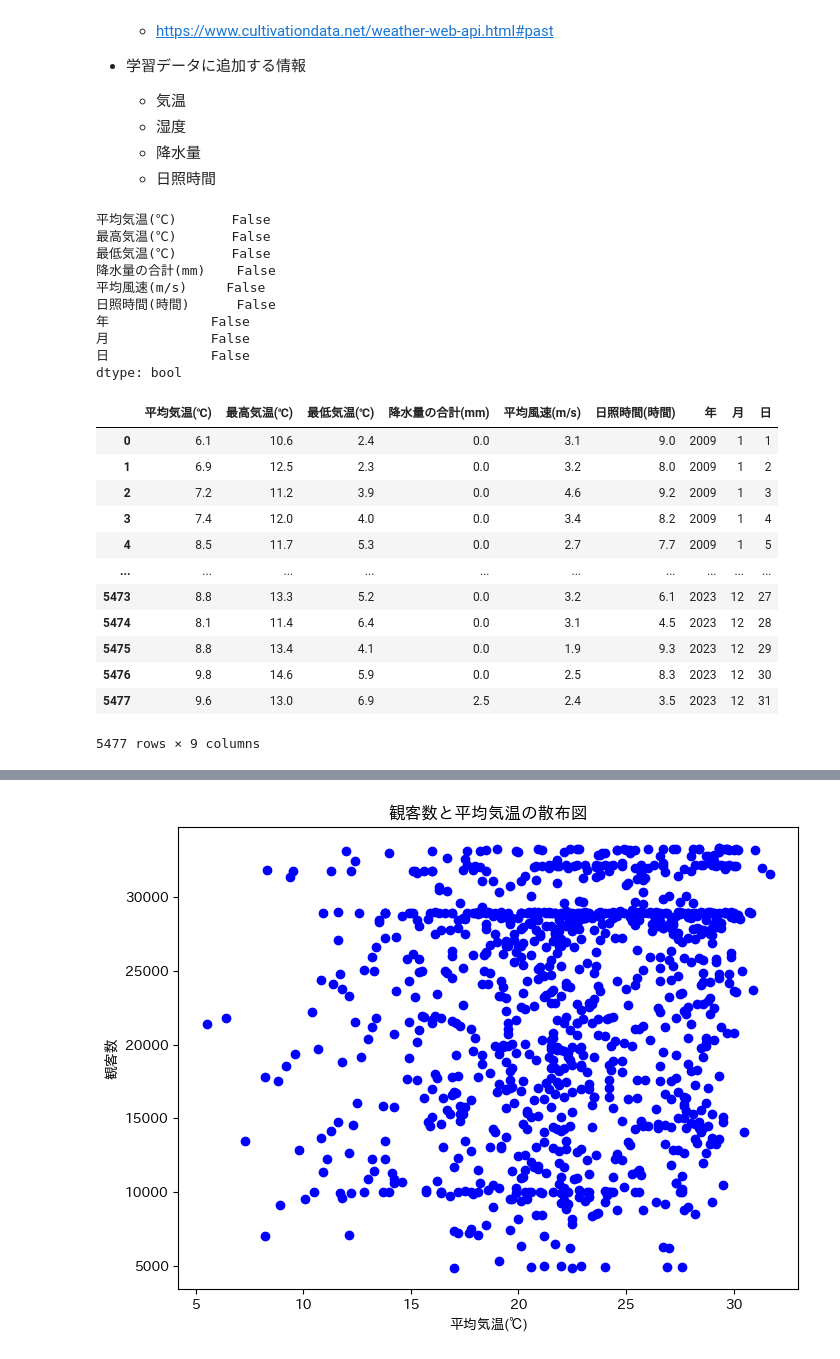
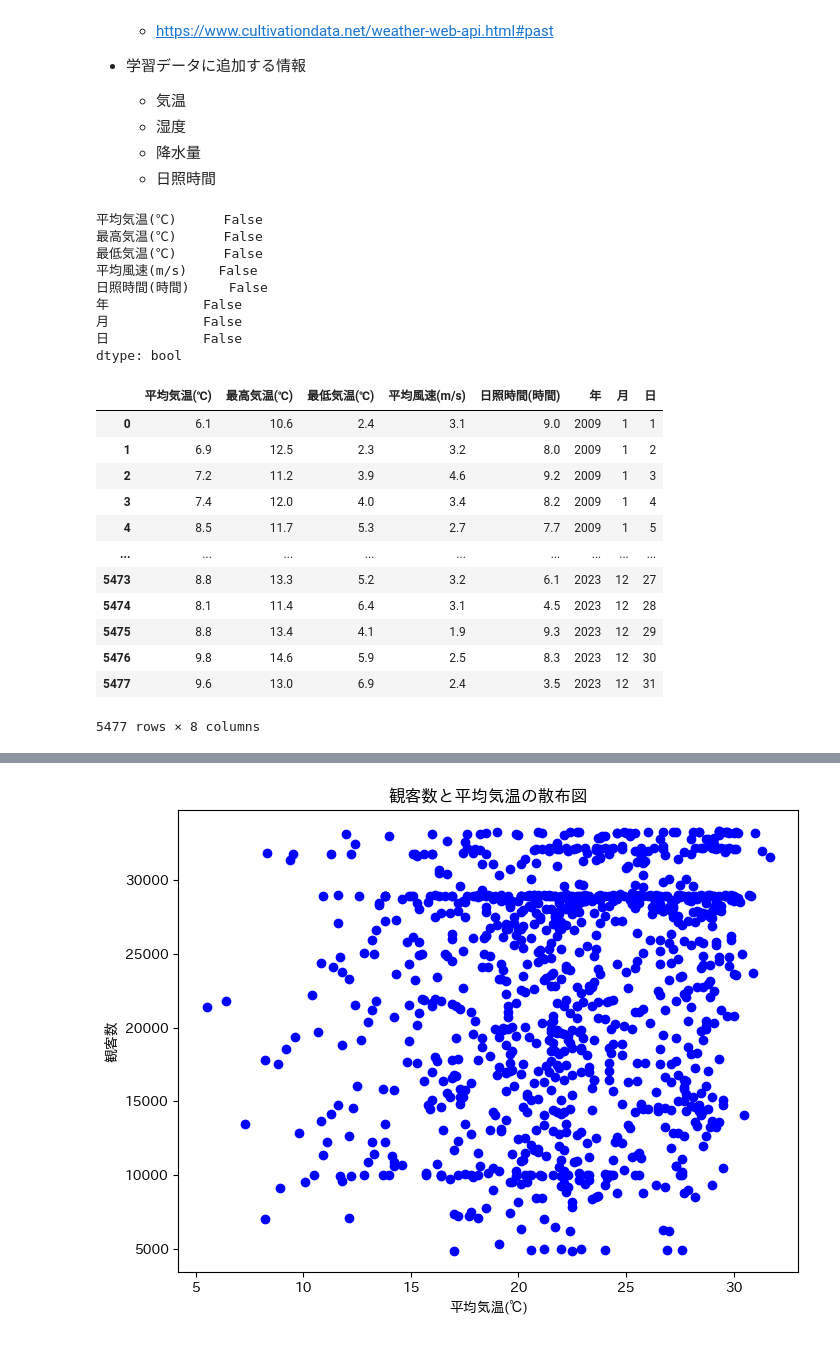
Before and after one commit to tsyu12345/Class_DataScienceEX, a Jupyter notebook: 最終課題用/report-23vr008n.ipynb, the cells around one changed output, grey strips where cells are left out. Cells and saved outputs as stored; diff of their text form; code cells hidden in the pictures.

```diff
--- a/最終課題用/report-23vr008n.ipynb
+++ b/最終課題用/report-23vr008n.ipynb
@@ -195,6 +195,8 @@ df_encoded['曜日'] = df_encoded['年月日'].dt.dayofweek
 df_encoded['四半期'] = df_encoded['年月日'].dt.quarter
 df_encoded.drop(columns=["年月日"], inplace=True)
 
+# indexをリセット
+df_encoded.reset_index(drop=True, inplace=True)
 
 df_encoded
 # %% [output]
@@ -593,56 +610,55 @@ for year in range(2009, 2023, 2):
     "均質番号5", "日照時間(時間)", "現象なし情報2", "品質情報6",
     "均質番号6"
     ]
 
     # データをDataFrameとして読み込む（最初の5行をスキップして、カラム名を手動で設定）
     df = pd.read_csv(file_path, encoding='shift_jis', skiprows=6, names=columns)
     weather_dfs.append(df)
 
 weather_dfs[3]
 
 
 # データの結合
 weather_df = pd.concat(weather_dfs, ignore_index=True)
 
 # 年,月, 日カラムをそれぞれ作成（既存の年月日カラムを分割）
 weather_df['年'] = weather_df['年月日'].apply(lambda v: int(v.split('/')[0]))
 weather_df['月'] = weather_df['年月日'].apply(lambda v: int(v.split('/')[1]))
 weather_df['日'] = weather_df['年月日'].apply(lambda v: int(v.split('/')[2]))
 
 weather_df.drop(columns=['年月日'], inplace=True)
-# weather_df.drop(columns=["降水量の合計(mm)"], inplace=True)
+weather_df.drop(columns=["降水量の合計(mm)"], inplace=True)
 
 # カラム名に"品質情報"または"均質番号"を含むカラムを削除
 weather_df.drop(columns=weather_df.columns[weather_df.columns.str.contains('品質情報|均質番号|現象なし情報')], inplace=True)
 # 欠損値の確認と行の削除
 weather_df.dropna(inplace=True)
 print(weather_df.isna().any())
 
 weather_df
 # %% [output]
-平均気温(℃)       False
-最高気温(℃)       False
-最低気温(℃)       False
-降水量の合計(mm)    False
-平均風速(m/s)     False
-日照時間(時間)      False
-年             False
-月             False
-日             False
+平均気温(℃)      False
+最高気温(℃)      False
+最低気温(℃)      False
+平均風速(m/s)    False
+日照時間(時間)     False
+年            False
+月            False
+日            False
 dtype: bool
-|  | 平均気温(℃) | 最高気温(℃) | 最低気温(℃) | 降水量の合計(mm) | 平均風速(m/s) | 日照時間(時間) | 年 | 月 | 日 |
-| 0 | 6.1 | 10.6 | 2.4 | 0.0 | 3.1 | 9.0 | 2009 | 1 | 1 |
-| 1 | 6.9 | 12.5 | 2.3 | 0.0 | 3.2 | 8.0 | 2009 | 1 | 2 |
-| 2 | 7.2 | 11.2 | 3.9 | 0.0 | 4.6 | 9.2 | 2009 | 1 | 3 |
-| 3 | 7.4 | 12.0 | 4.0 | 0.0 | 3.4 | 8.2 | 2009 | 1 | 4 |
-| 4 | 8.5 | 11.7 | 5.3 | 0.0 | 2.7 | 7.7 | 2009 | 1 | 5 |
-| ... | ... | ... | ... | ... | ... | ... | ... | ... | ... |
-| 5473 | 8.8 | 13.3 | 5.2 | 0.0 | 3.2 | 6.1 | 2023 | 12 | 27 |
-| 5474 | 8.1 | 11.4 | 6.4 | 0.0 | 3.1 | 4.5 | 2023 | 12 | 28 |
-| 5475 | 8.8 | 13.4 | 4.1 | 0.0 | 1.9 | 9.3 | 2023 | 12 | 29 |
-| 5476 | 9.8 | 14.6 | 5.9 | 0.0 | 2.5 | 8.3 | 2023 | 12 | 30 |
-| 5477 | 9.6 | 13.0 | 6.9 | 2.5 | 2.4 | 3.5 | 2023 | 12 | 31 |
+|  | 平均気温(℃) | 最高気温(℃) | 最低気温(℃) | 平均風速(m/s) | 日照時間(時間) | 年 | 月 | 日 |
+| 0 | 6.1 | 10.6 | 2.4 | 3.1 | 9.0 | 2009 | 1 | 1 |
+| 1 | 6.9 | 12.5 | 2.3 | 3.2 | 8.0 | 2009 | 1 | 2 |
+| 2 | 7.2 | 11.2 | 3.9 | 4.6 | 9.2 | 2009 | 1 | 3 |
+| 3 | 7.4 | 12.0 | 4.0 | 3.4 | 8.2 | 2009 | 1 | 4 |
+| 4 | 8.5 | 11.7 | 5.3 | 2.7 | 7.7 | 2009 | 1 | 5 |
+| ... | ... | ... | ... | ... | ... | ... | ... | ... |
+| 5473 | 8.8 | 13.3 | 5.2 | 3.2 | 6.1 | 2023 | 12 | 27 |
+| 5474 | 8.1 | 11.4 | 6.4 | 3.1 | 4.5 | 2023 | 12 | 28 |
+| 5475 | 8.8 | 13.4 | 4.1 | 1.9 | 9.3 | 2023 | 12 | 29 |
+| 5476 | 9.8 | 14.6 | 5.9 | 2.5 | 8.3 | 2023 | 12 | 30 |
+| 5477 | 9.6 | 13.0 | 6.9 | 2.4 | 3.5 | 2023 | 12 | 31 |
-5477 rows × 9 columns
+5477 rows × 8 columns
 # %%
 # 気象データの概要
 
```
Also changed, not shown: parts of 11 cells of this notebook, 1 other file.
